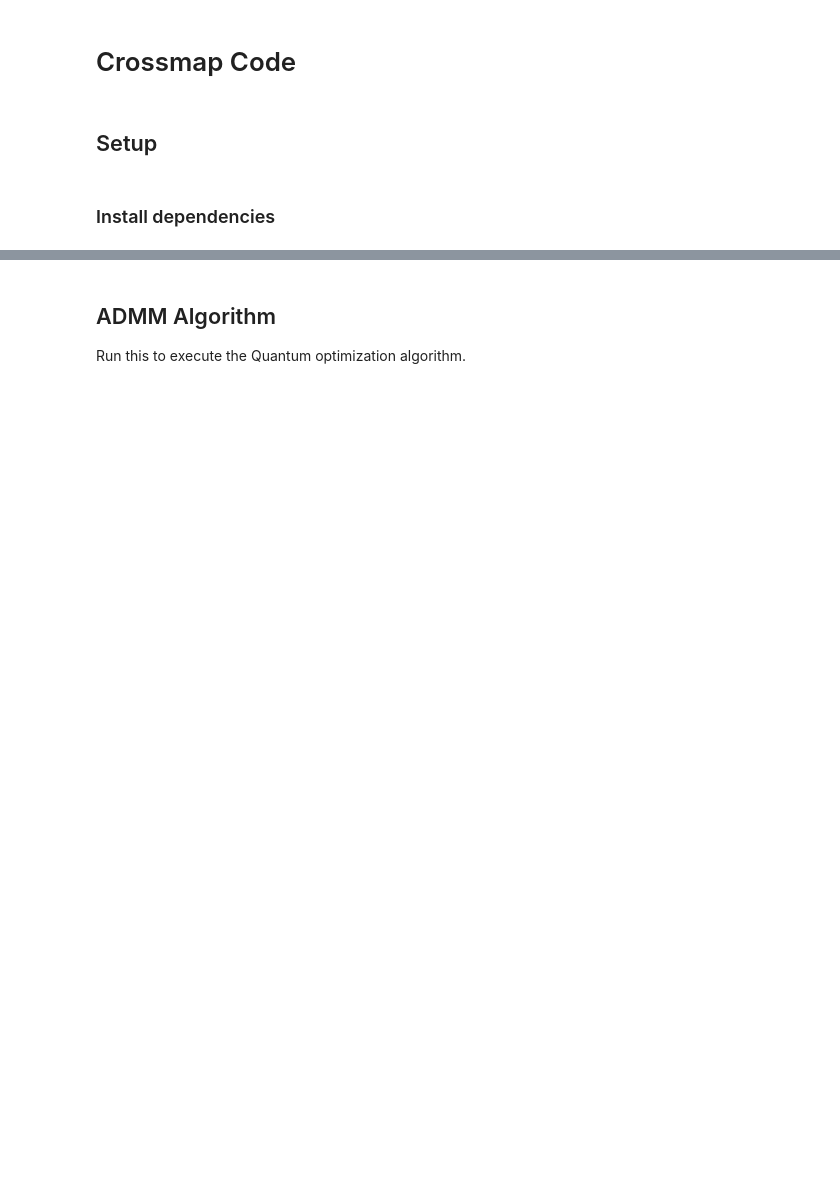
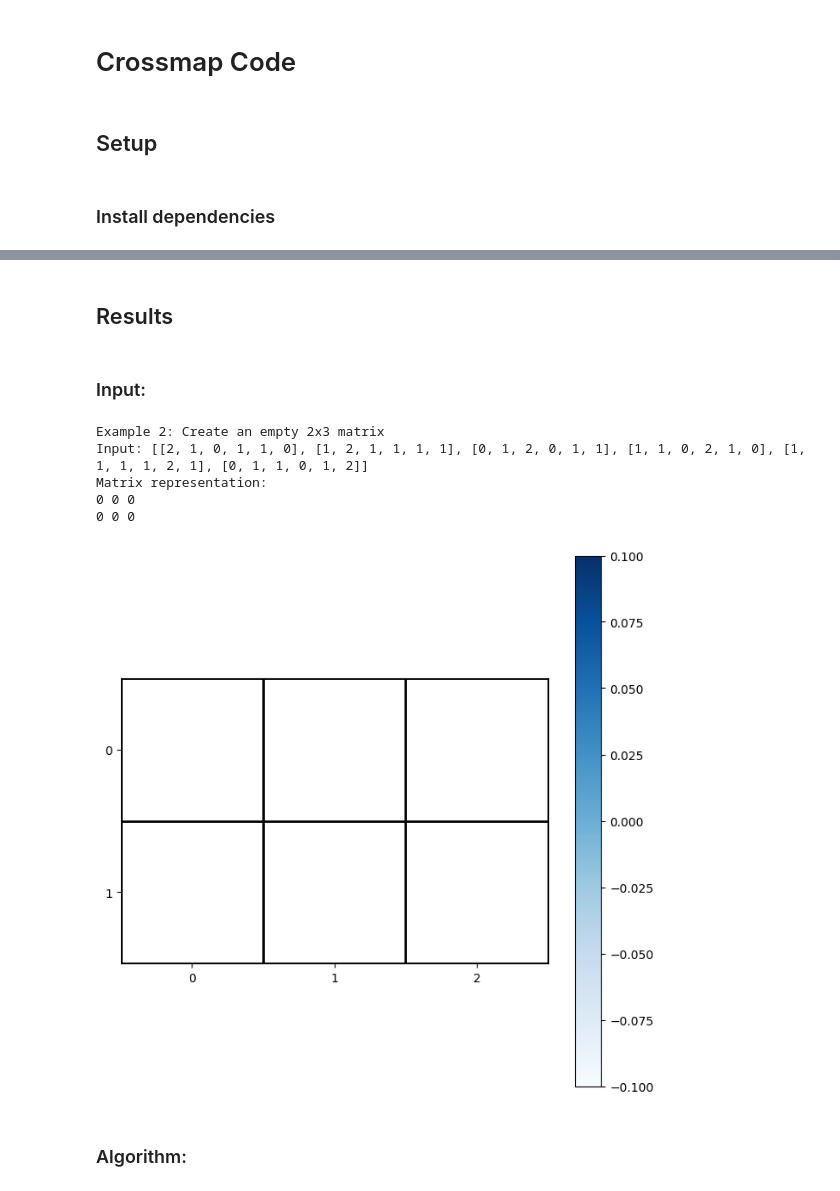
Before and after one commit to MilesMoosavi/crossmap, a Jupyter notebook: crossmap-code.ipynb, the cells around one changed output, grey strips where cells are left out. Saved outputs shown, nothing was run; the diff lists cells and outputs as text; code cells hidden in the pictures; blank space fills up the shorter version.

Commit message:
Refactored function names, section organized; now allows user to visualize both the input and output as plotted figures.

```diff
--- a/crossmap-code.ipynb
+++ b/crossmap-code.ipynb
@@ -84,0 +135,23 @@ def create_matrix_from_CSV(File file):
+# %%
+# Convert the matrix to a string with dynamic spacing, adjusting based on the symbol length
+def matrix_to_string(matrix, none_entry_symbol='0'):
+    # If the none_entry_symbol is more than 1 character (like '42'), we use wider spacing
+    if len(str(none_entry_symbol)) > 1:
+        max_width = max(len(str(cell)) for row in matrix for cell in row)
+        cell_width = max(max_width, len(str(none_entry_symbol)))
+    else:
+        # For shorter symbols (like '-'), just use a single space
+        cell_width = 1
+
+    # Building the string representation of the matrix with appropriate spacing
+    result = ""
+    for row in matrix:
+        row_str = ' '.join([f'{str(cell):>{cell_width}}' if cell != 0 else f'{none_entry_symbol:>{cell_width}}' for cell in row])
+        result += row_str + "\n"
+
+    return result
+
+# Example usage
+matrix = create_matrix(10, 10, [(3, 3)], 4)
+matrix_str = matrix_to_string(matrix, '-')
+print(matrix_str)
@@ -112,3 +200,0 @@ print(j)
-# %% [markdown]
-## ADMM Algorithm
-Run this to execute the Quantum optimization algorithm.
@@ -115,3 +228,33 @@ Run this to execute the Quantum optimization algorithm.
+# %% [markdown]
+## Results
+# %% [markdown]
+### Input:
+# %%
+# Example : Create an empty 1x3 matrix
+# rows = 1
+# cols = 3
+
+print("Example 2: Create an empty 2x3 matrix")
+rows = 2
+cols = 3
+
+matrix = create_matrix(rows, cols)
+D = flatten_2D_to_1D(rows, cols)
+
+print("Input: " + str(D))
+print("Matrix representation:\n" + str(matrix_to_string(matrix)))
+
+
+plot_colored_matrix_with_grid(matrix)
+# %% [output]
+Example 2: Create an empty 2x3 matrix
+Input: [[2, 1, 0, 1, 1, 0], [1, 2, 1, 1, 1, 1], [0, 1, 2, 0, 1, 1], [1, 1, 0, 2, 1, 0], [1, 1, 1, 1, 2, 1], [0, 1, 1, 0, 1, 2]]
+Matrix representation:
+0 0 0
+0 0 0
+[figure, added]
+# %% [markdown]
+### Algorithm:
 # %%
 D  = np.asarray(D)
 rho = 1.1
```
Also changed, not shown: parts of 16 cells of this notebook.
